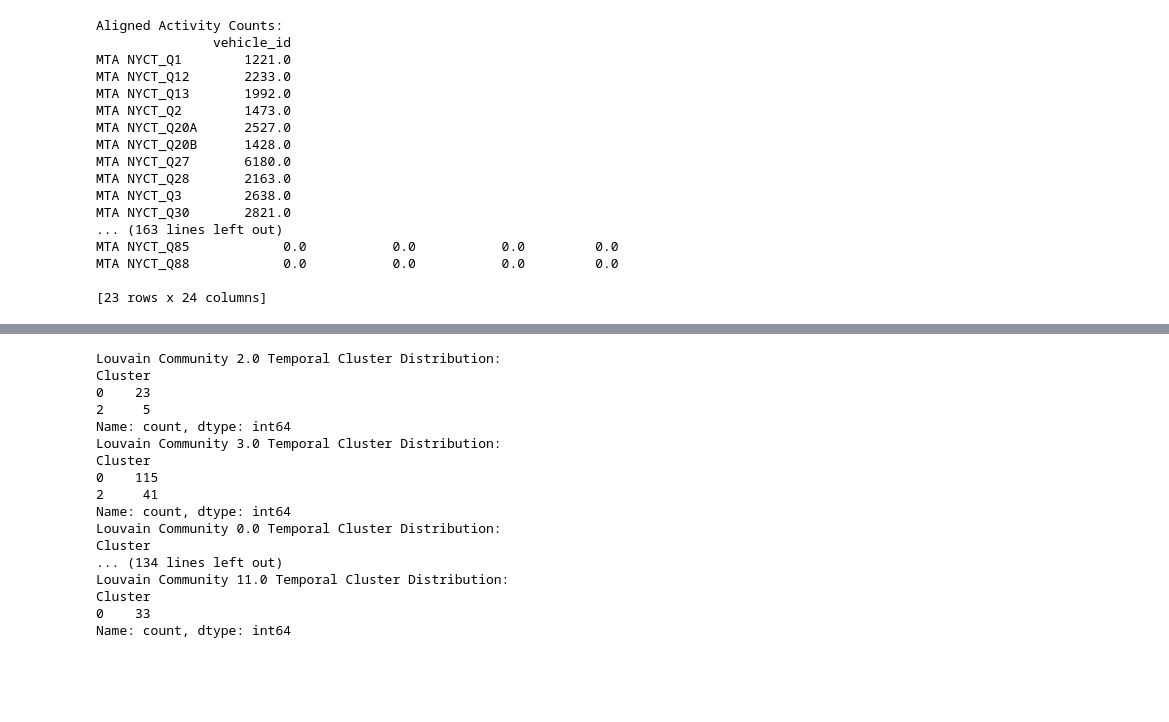
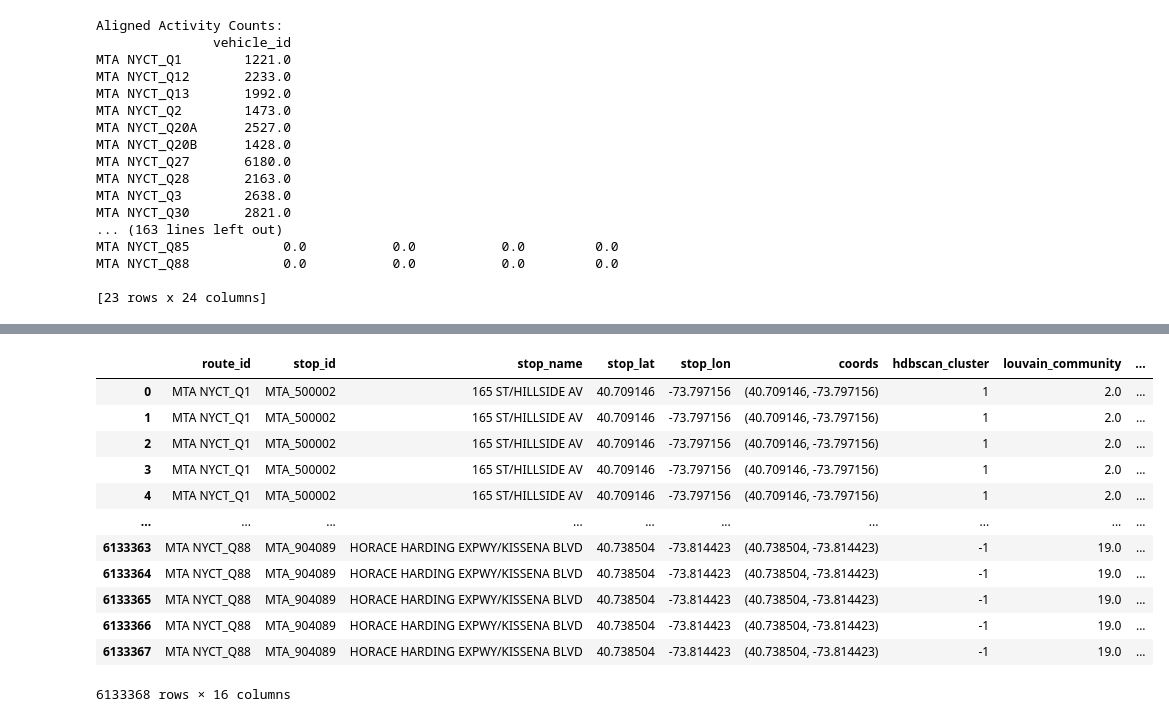
Before and after one commit to dmehta94/project-capstone-transit-inequity-eastern-queens, a Jupyter notebook: code/analysis.ipynb, the cells around one changed output, grey strips where cells are left out. Saved outputs shown, nothing was run; the diff lists cells and outputs as text; code cells hidden in the pictures; blank space fills up the shorter version.

```diff
--- a/code/analysis.ipynb
+++ b/code/analysis.ipynb
@@ -753,25 +675 @@ louvain_community  Cluster
 Name: proportion, Length: 64, dtype: float64
-# %%
-# Visualize temporal patterns for specific Louvain clusters
-for community_id in louvain_temporal_data["louvain_community"].unique():
-    community_data = louvain_temporal_data[louvain_temporal_data["louvain_community"] == community_id]
-    print(f"Louvain Community {community_id} Temporal Cluster Distribution:")
-    print(community_data["Cluster"].value_counts())
-# %% [output]
-Louvain Community 2.0 Temporal Cluster Distribution:
-Cluster
-0    23
-2     5
-Name: count, dtype: int64
-Louvain Community 3.0 Temporal Cluster Distribution:
-Cluster
-0    115
-2     41
-Name: count, dtype: int64
-Louvain Community 0.0 Temporal Cluster Distribution:
-Cluster
-... (134 lines left out)
-Louvain Community 11.0 Temporal Cluster Distribution:
-Cluster
-0    33
-Name: count, dtype: int64
@@ -777,0 +694,16 @@ Name: count, dtype: int64
+# %%
+louvain_temporal_data
+# %% [output]
+|  | route_id | stop_id | stop_name | stop_lat | stop_lon | coords | hdbscan_cluster | louvain_community | ... |
+| 0 | MTA NYCT_Q1 | MTA_500002 | 165 ST/HILLSIDE AV | 40.709146 | -73.797156 | (40.709146, -73.797156) | 1 | 2.0 | ... |
+| 1 | MTA NYCT_Q1 | MTA_500002 | 165 ST/HILLSIDE AV | 40.709146 | -73.797156 | (40.709146, -73.797156) | 1 | 2.0 | ... |
+| 2 | MTA NYCT_Q1 | MTA_500002 | 165 ST/HILLSIDE AV | 40.709146 | -73.797156 | (40.709146, -73.797156) | 1 | 2.0 | ... |
+| 3 | MTA NYCT_Q1 | MTA_500002 | 165 ST/HILLSIDE AV | 40.709146 | -73.797156 | (40.709146, -73.797156) | 1 | 2.0 | ... |
+| 4 | MTA NYCT_Q1 | MTA_500002 | 165 ST/HILLSIDE AV | 40.709146 | -73.797156 | (40.709146, -73.797156) | 1 | 2.0 | ... |
+| ... | ... | ... | ... | ... | ... | ... | ... | ... | ... |
+| 6133363 | MTA NYCT_Q88 | MTA_904089 | HORACE HARDING EXPWY/KISSENA BLVD | 40.738504 | -73.814423 | (40.738504, -73.814423) | -1 | 19.0 | ... |
+| 6133364 | MTA NYCT_Q88 | MTA_904089 | HORACE HARDING EXPWY/KISSENA BLVD | 40.738504 | -73.814423 | (40.738504, -73.814423) | -1 | 19.0 | ... |
+| 6133365 | MTA NYCT_Q88 | MTA_904089 | HORACE HARDING EXPWY/KISSENA BLVD | 40.738504 | -73.814423 | (40.738504, -73.814423) | -1 | 19.0 | ... |
+| 6133366 | MTA NYCT_Q88 | MTA_904089 | HORACE HARDING EXPWY/KISSENA BLVD | 40.738504 | -73.814423 | (40.738504, -73.814423) | -1 | 19.0 | ... |
+| 6133367 | MTA NYCT_Q88 | MTA_904089 | HORACE HARDING EXPWY/KISSENA BLVD | 40.738504 | -73.814423 | (40.738504, -73.814423) | -1 | 19.0 | ... |
+6133368 rows × 16 columns
```
Also changed, not shown: parts of 19 cells of this notebook, 2 other files.
